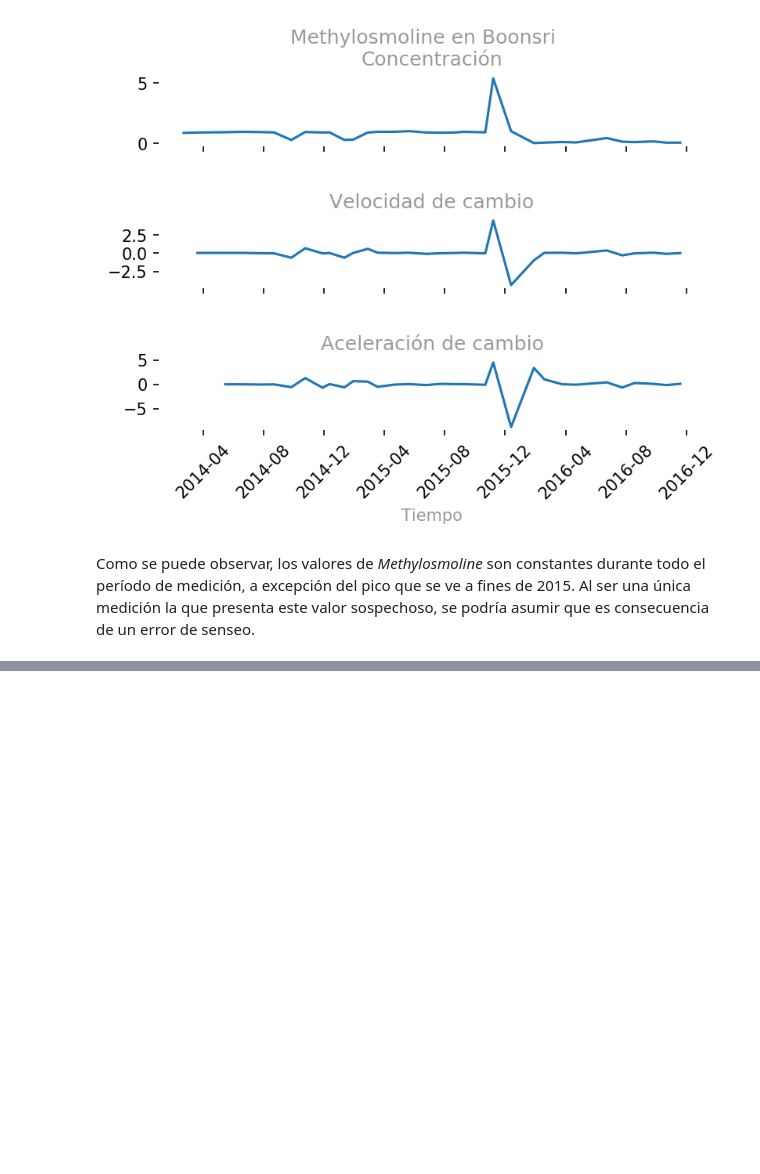
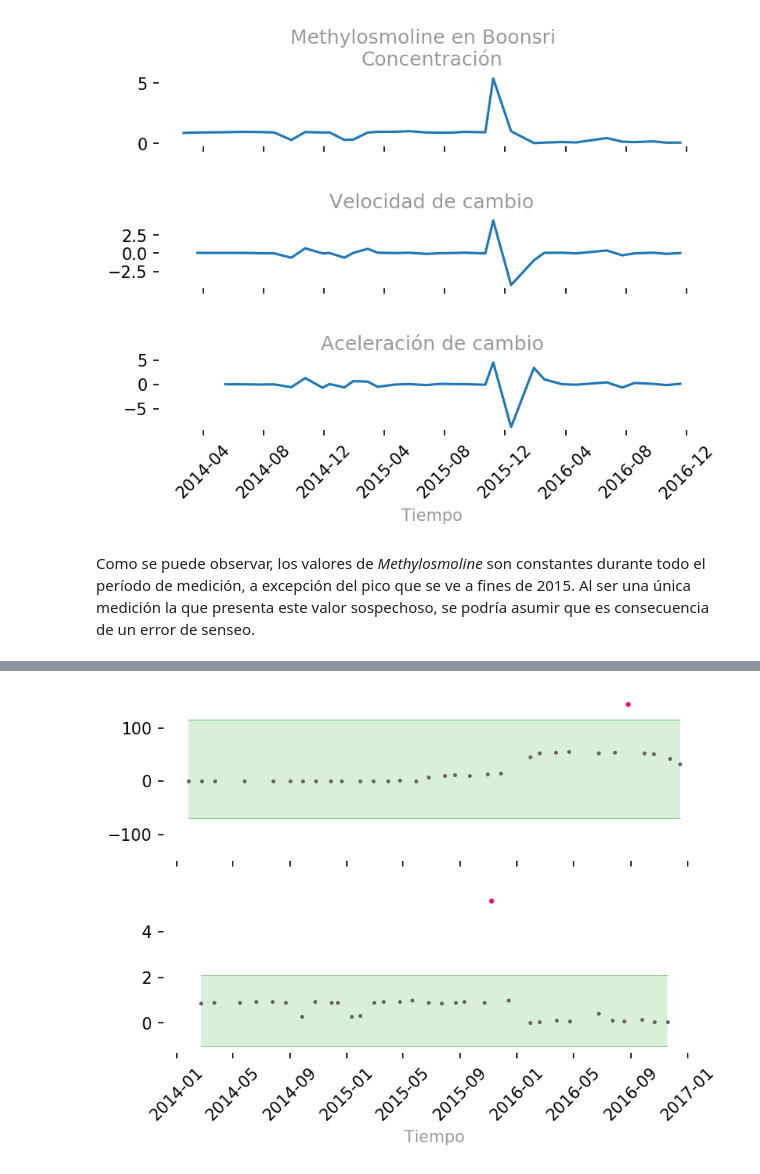
Before and after one commit to jsuarezb/infovis-vast-challenge-2, a Jupyter notebook: Untitled.ipynb, the cells around one changed output, grey strips where cells are left out. Saved outputs shown, nothing was run; the diff lists cells and outputs as text; code cells hidden in the pictures; blank space fills up the shorter version.

```diff
--- a/Untitled.ipynb
+++ b/Untitled.ipynb
@@ -685,0 +691,55 @@ Como conclusión para este punto, por los valores observados en las tres localid
+# %%
+diff = kohsoom
+q1 = diff.quantile(q=0.25).values[0]
+q3 = diff.quantile(q=0.75).values[0]
+iqr = q3 - q1
+diff['q3'] = q3 + 1.5 * iqr
+diff['q1'] = q1 - 1.5 * iqr
+
+good_values = diff[(diff['value', 'Kohsoom', 'Methylosmoline'] < diff['q3']) & (diff['value', 'Kohsoom', 'Methylosmoline'] > diff['q1'])]
+outliers = diff[(diff['value', 'Kohsoom', 'Methylosmoline'] >= diff['q3']) | (diff['value', 'Kohsoom', 'Methylosmoline'] <= diff['q1'])]
+
+f, (ax1, ax2) = plt.subplots(nrows=2, dpi=150, sharex=True)
+
+# Accent color palette
+ax1.plot(diff.index, diff.iloc[:, 1], color='#80ca7f', linewidth=0.5)
+ax1.plot(diff.index, diff.iloc[:, 2], color='#80ca7f', linewidth=0.5)
+ax1.fill_between(diff.index, diff.iloc[:, 1], diff.iloc[:, 2], facecolor='#80ca7f', alpha=0.3)
+ax1.scatter(good_values.index, good_values.iloc[:, 0], color='#666666', s=2)
+ax1.scatter(outliers.index, outliers.iloc[:, 0], color='#f00080', s=4)
+
+ax1.spines['top'].set_visible(False)
+ax1.spines['right'].set_visible(False)
+ax1.spines['bottom'].set_visible(False)
+ax1.spines['left'].set_visible(False)
+
+plt.xticks(rotation=45)
+ax1.set_ylim(-150, 150)
+
+diff = boonsri
+q1 = diff.quantile(q=0.25).values[0]
+q3 = diff.quantile(q=0.75).values[0]
+iqr = q3 - q1
+diff['q3'] = q3 + 1.5 * iqr
+diff['q1'] = q1 - 1.5 * iqr
+
+good_values = diff[(diff['value', 'Boonsri', 'Methylosmoline'] < diff['q3']) & (diff['value', 'Boonsri', 'Methylosmoline'] > diff['q1'])]
+outliers = diff[(diff['value', 'Boonsri', 'Methylosmoline'] >= diff['q3']) | (diff['value', 'Boonsri', 'Methylosmoline'] <= diff['q1'])]
+
+# Accent color palette
+ax2.plot(diff.index, diff.iloc[:, 1], color='#80ca7f', linewidth=0.5)
+ax2.plot(diff.index, diff.iloc[:, 2], color='#80ca7f', linewidth=0.5)
+ax2.fill_between(diff.index, diff.iloc[:, 1], diff.iloc[:, 2], facecolor='#80ca7f', alpha=0.3)
+ax2.scatter(good_values.index, good_values.iloc[:, 0], color='#666666', s=2)
+ax2.scatter(outliers.index, outliers.iloc[:, 0], color='#f00080', s=4)
+
+ax2.set_xlabel('Tiempo')
+
+ax2.spines['top'].set_visible(False)
+ax2.spines['right'].set_visible(False)
+ax2.spines['bottom'].set_visible(False)
+ax2.spines['left'].set_visible(False)
+
+ax1.tick_params(axis='x', rotation=45)
+# %% [output]
+[figure, added]
```
Also changed, not shown: parts of 7 cells of this notebook.
